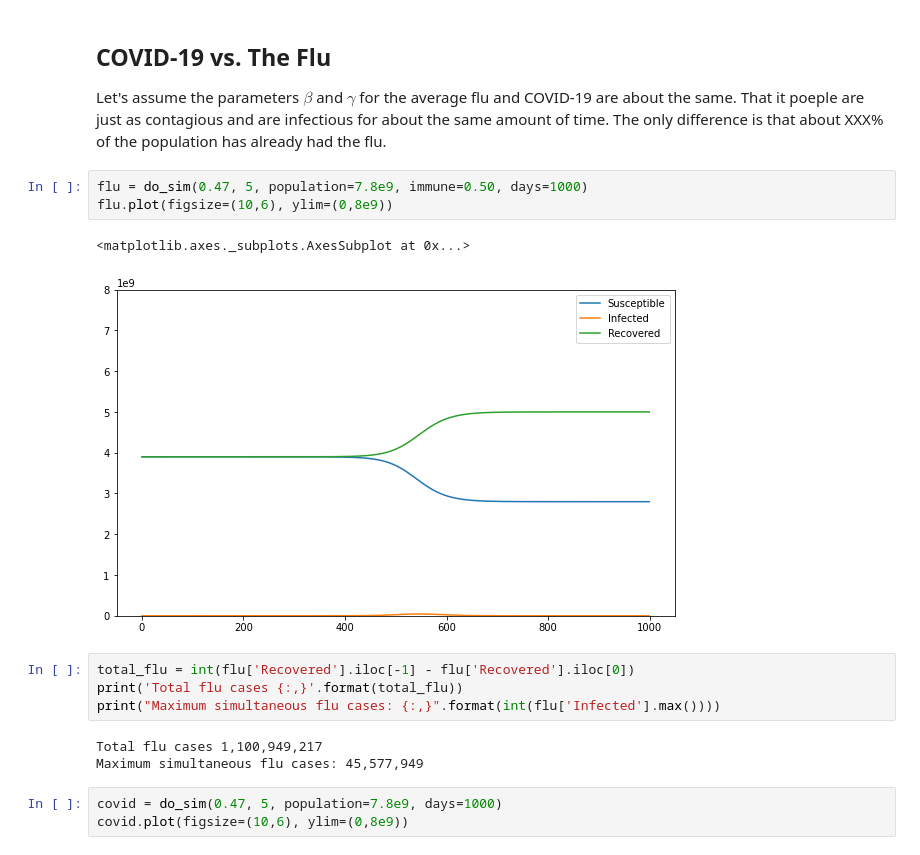
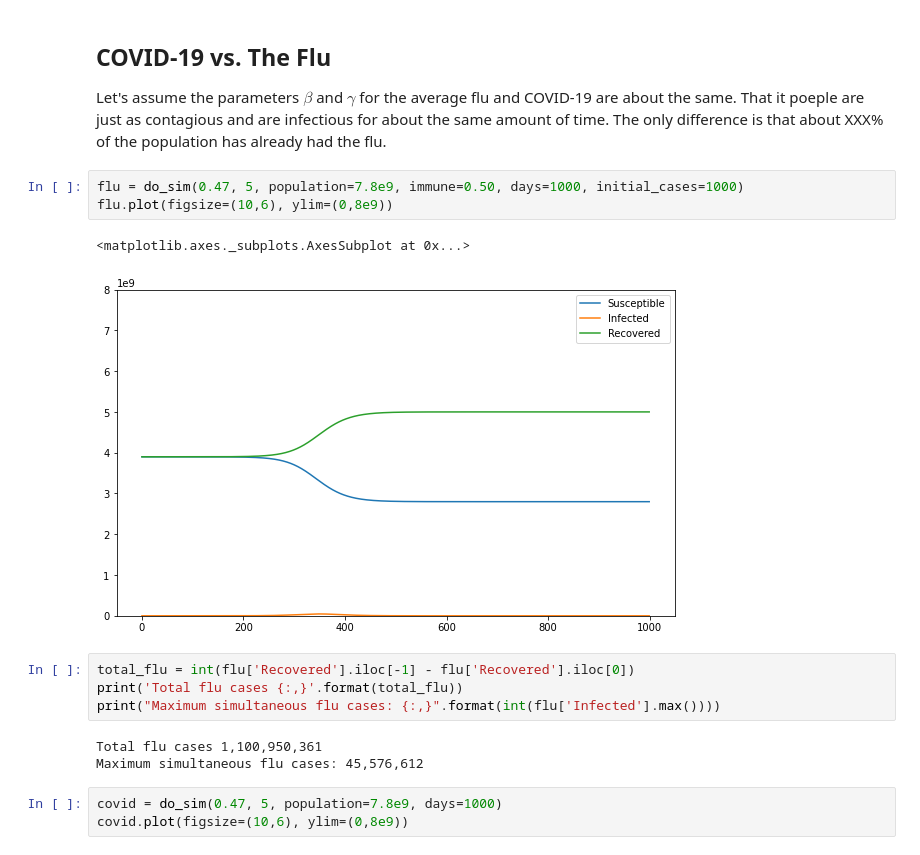
Before and after one commit to mike-matera/covid-19-data, a Jupyter notebook: modeling.ipynb, the cells around one changed output. Cells and saved outputs as stored; diff of their text form.

```diff
--- a/modeling.ipynb
+++ b/modeling.ipynb
@@ -75,18 +75,18 @@ def do_sim(beta, gamma_1, days=160, population=1000, immune=0, initial_cases=1):
 
 Let's assume the parameters $β$ and $γ$ for the average flu and COVID-19 are about the same. That it poeple are just as contagious and are infectious for about the same amount of time. The only difference is that about XXX% of the population has already had the flu.
 # %%
-flu = do_sim(0.47, 5, population=7.8e9, immune=0.50, days=1000)
+flu = do_sim(0.47, 5, population=7.8e9, immune=0.50, days=1000, initial_cases=1000)
 flu.plot(figsize=(10,6), ylim=(0,8e9))
 # %% [output]
 <matplotlib.axes._subplots.AxesSubplot at 0x...>
-[figure, old version]
+[figure, new version]
 # %%
 total_flu = int(flu['Recovered'].iloc[-1] - flu['Recovered'].iloc[0])
 print('Total flu cases {:,}'.format(total_flu))
 print("Maximum simultaneous flu cases: {:,}".format(int(flu['Infected'].max())))
 # %% [output]
-Total flu cases 1,100,949,217
-Maximum simultaneous flu cases: 45,577,949
+Total flu cases 1,100,950,361
+Maximum simultaneous flu cases: 45,576,612
 # %%
 covid = do_sim(0.47, 5, population=7.8e9, days=1000)
 covid.plot(figsize=(10,6), ylim=(0,8e9))
```
Also changed, not shown: 1 other file.
